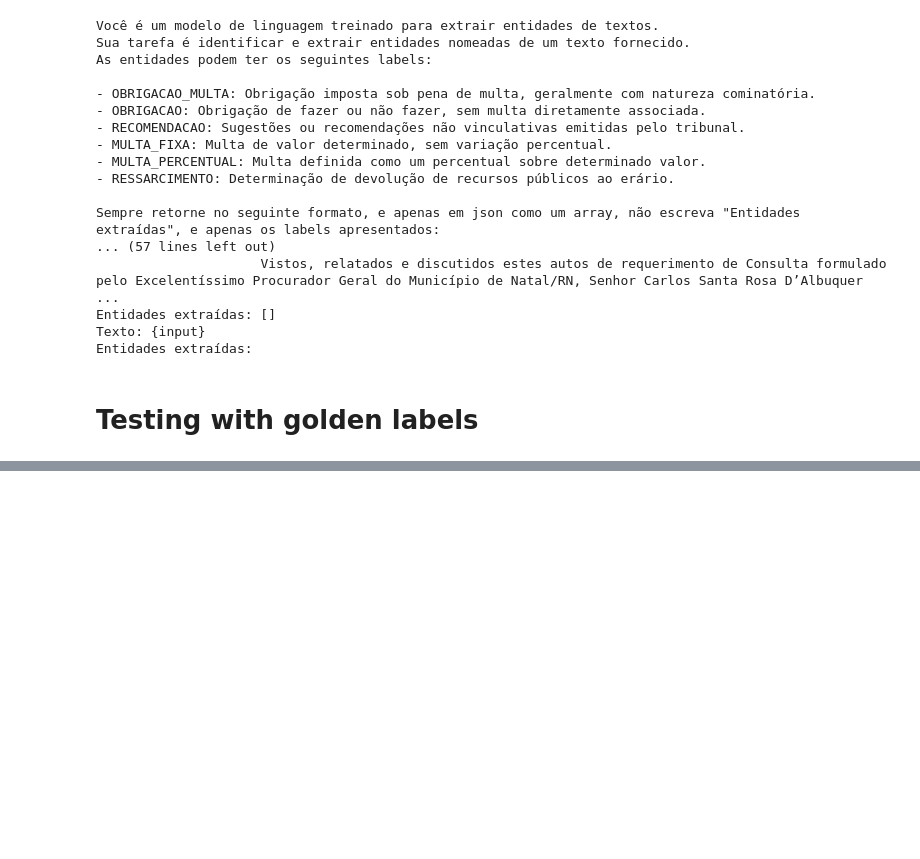
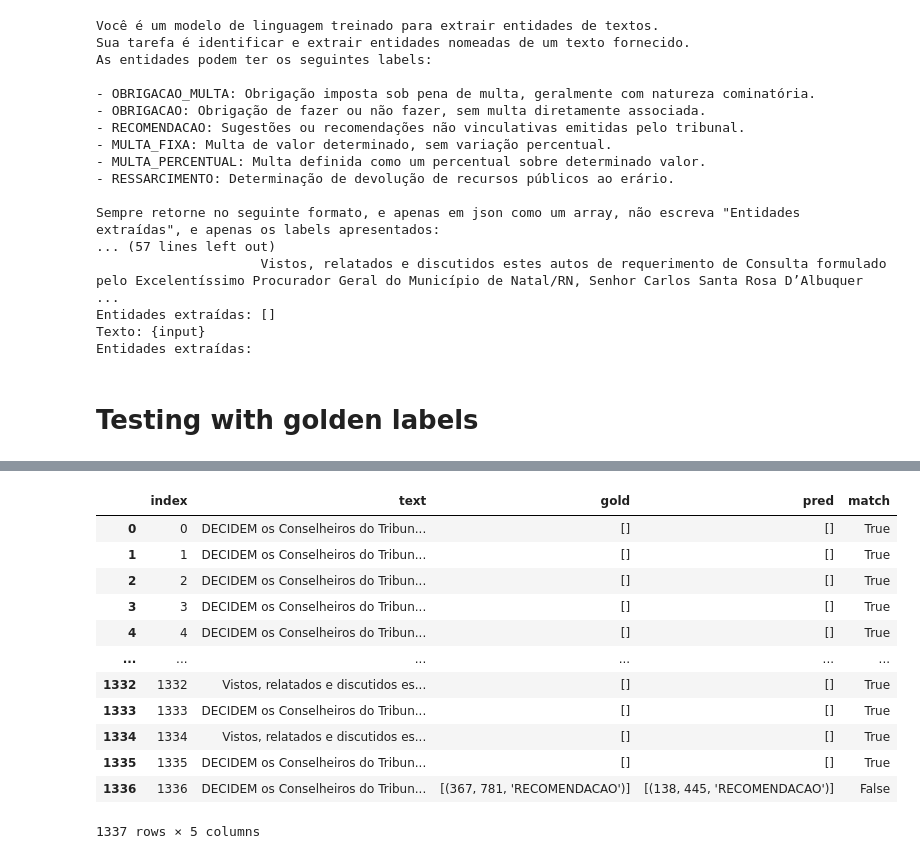
Before and after one commit to eduardoplima/decicontas.br, a Jupyter notebook: ner.ipynb, the cells around one changed output, grey strips where cells are left out. Drawn from its saved outputs; the diff is of its cells as text; code cells hidden in the pictures; blank space fills up the shorter version.

Commit message:
first results with ner and pydantic models extraction

````diff
--- a/ner.ipynb
+++ b/ner.ipynb
@@ -74,30 +86,30 @@ df_golden = pd.read_json("dataset/labeled_data/decicontas.json")
+# %%
+# Output parser simples de string
+output_parser = StrOutputParser()
+
+# Cadeia como função com str.format()
+def run_chain(texto_input: str) -> List[dict]:
+    prompt = EXEMPLOS.replace("{input}", texto_input)
+    resposta = output_parser.invoke(gpt4o.invoke(prompt)).content.strip()
+
+    # Remove blocos markdown e limpa
+    resposta = re.sub(r"```json|```", "", resposta).strip()
+
+    try:
+        return ast.literal_eval(resposta)
+    except Exception as e:
+        print(f"[Erro parseando resposta]:\n{resposta}\n-> {e}")
+        return []
 # %%
 texts = []
-ner_labels = []
+golden_labels = []
 
-for _, row in df_golden.iterrows():
+for _, row in decicontas_json.iterrows():
     texto = row['data']['text']
     anotacoes = json.dumps([x['value'] for x in row['annotations'][0]['result']])
 
     texts.append(texto)
-    ner_labels.append(anotacoes)
+    golden_labels.append(anotacoes)
-# %%
-# Output parser simples de string
-output_parser = StrOutputParser()
-
-# Cadeia como função com str.format()
-def run_chain(texto_input: str) -> List[dict]:
-    prompt = EXEMPLOS.replace("{input}", texto_input)
-    resposta = output_parser.invoke(llm_azure_gpt_4o.invoke(prompt)).strip()
-
-    # Remove blocos markdown e limpa
-    resposta = re.sub(r"```json|```", "", resposta).strip()
-
-    try:
-        return ast.literal_eval(resposta)
-    except Exception as e:
-        print(f"[Erro parseando resposta]:\n{resposta}\n-> {e}")
-        return []
 # %%
 def extract_triples(entity_list: List[dict]) -> List[Tuple[int, int, str]]:
     triples = []
@@ -255,0 +197,18 @@ df_log.to_json("avaliacao_ner_resultados.json", orient="records", indent=2, forc
+# %%
+df_results_gpt_4o = pd.DataFrame(results_log)
+# %%
+df_results_gpt_4o
+# %% [output]
+|  | index | text | gold | pred | match |
+| 0 | 0 | DECIDEM os Conselheiros do Tribun... | [] | [] | True |
+| 1 | 1 | DECIDEM os Conselheiros do Tribun... | [] | [] | True |
+| 2 | 2 | DECIDEM os Conselheiros do Tribun... | [] | [] | True |
+| 3 | 3 | DECIDEM os Conselheiros do Tribun... | [] | [] | True |
+| 4 | 4 | DECIDEM os Conselheiros do Tribun... | [] | [] | True |
+| ... | ... | ... | ... | ... | ... |
+| 1332 | 1332 | Vistos, relatados e discutidos es... | [] | [] | True |
+| 1333 | 1333 | DECIDEM os Conselheiros do Tribun... | [] | [] | True |
+| 1334 | 1334 | Vistos, relatados e discutidos es... | [] | [] | True |
+| 1335 | 1335 | DECIDEM os Conselheiros do Tribun... | [] | [] | True |
+| 1336 | 1336 | DECIDEM os Conselheiros do Tribun... | [(367, 781, 'RECOMENDACAO')] | [(138, 445, 'RECOMENDACAO')] | False |
+1337 rows × 5 columns
````
Also changed, not shown: parts of 27 cells of this notebook, 8 other files.
